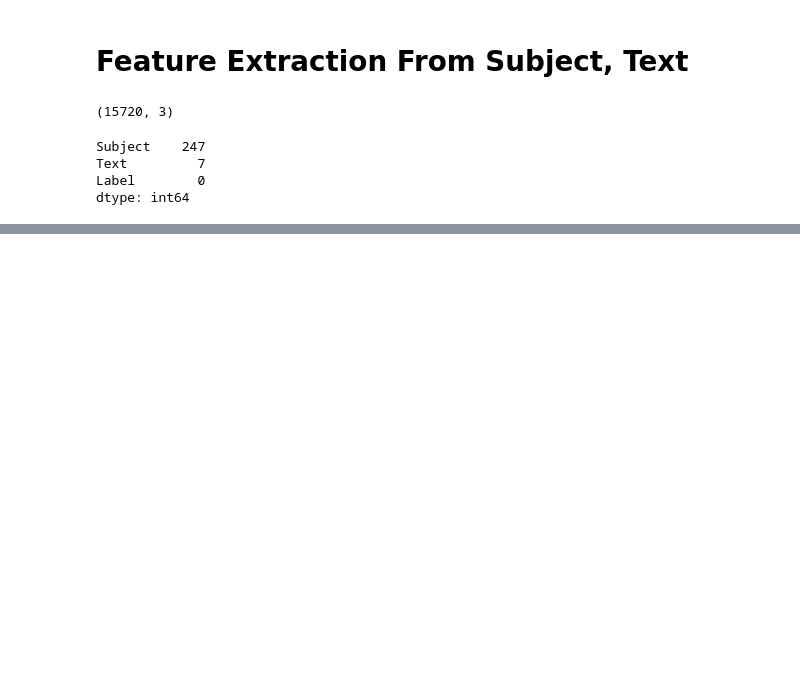
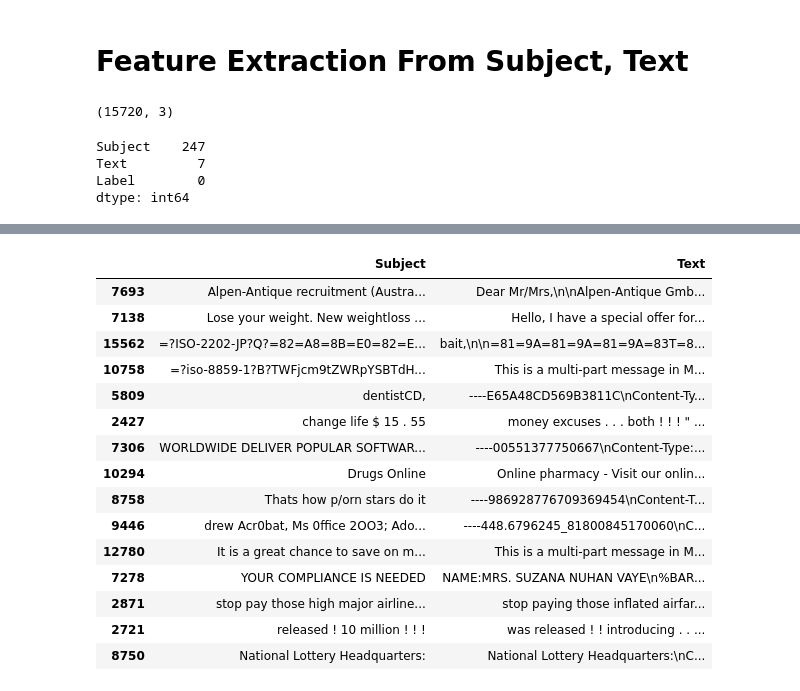
Before and after one commit to susmitpy/Spam-Email-Detector, a Jupyter notebook: Data/Data Wrangling/Scripts/Preprocessing Stage 1.ipynb, the cells around one changed output, grey strips where cells are left out. Cells and saved outputs as stored; diff of their text form; code cells hidden in the pictures; blank space fills up the shorter version.

```diff
--- a/Data/Data Wrangling/Scripts/Preprocessing Stage 1.ipynb
+++ b/Data/Data Wrangling/Scripts/Preprocessing Stage 1.ipynb
@@ -527,0 +559,19 @@ dtype: int64
+# %%
+df[df["Label"] == "Spam"][["Subject","Text"]].sample(15)
+# %% [output]
+|  | Subject | Text |
+| 7693 | Alpen-Antique recruitment (Austra... | Dear Mr/Mrs,\n\nAlpen-Antique Gmb... |
+| 7138 | Lose your weight. New weightloss ... | Hello, I have a special offer for... |
+| 15562 | =?ISO-2202-JP?Q?=82=A8=8B=E0=82=E... | bait,\n\n=81=9A=81=9A=81=9A=83T=8... |
+| 10758 | =?iso-8859-1?B?TWFjcm9tZWRpYSBTdH... | This is a multi-part message in M... |
+| 5809 | dentistCD, | ----E65A48CD569B3811C\nContent-Ty... |
+| 2427 | change life $ 15 . 55 | money excuses . . . both ! ! ! " ... |
+| 7306 | WORLDWIDE DELIVER POPULAR SOFTWAR... | ----00551377750667\nContent-Type:... |
+| 10294 | Drugs Online | Online pharmacy - Visit our onlin... |
+| 8758 | Thats how p/orn stars do it | ----986928776709369454\nContent-T... |
+| 9446 | drew Acr0bat, Ms 0ffice 2OO3; Ado... | ----448.6796245_81800845170060\nC... |
+| 12780 | It is a great chance to save on m... | This is a multi-part message in M... |
+| 7278 | YOUR COMPLIANCE IS NEEDED | NAME:MRS. SUZANA NUHAN VAYE\n%BAR... |
+| 2871 | stop pay those high major airline... | stop paying those inflated airfar... |
+| 2721 | released ! 10 million ! ! ! | was released ! ! introducing . . ... |
+| 8750 | National Lottery Headquarters: | National Lottery Headquarters:\nC... |
```
Also changed, not shown: parts of 15 cells of this notebook, 5 other files.
